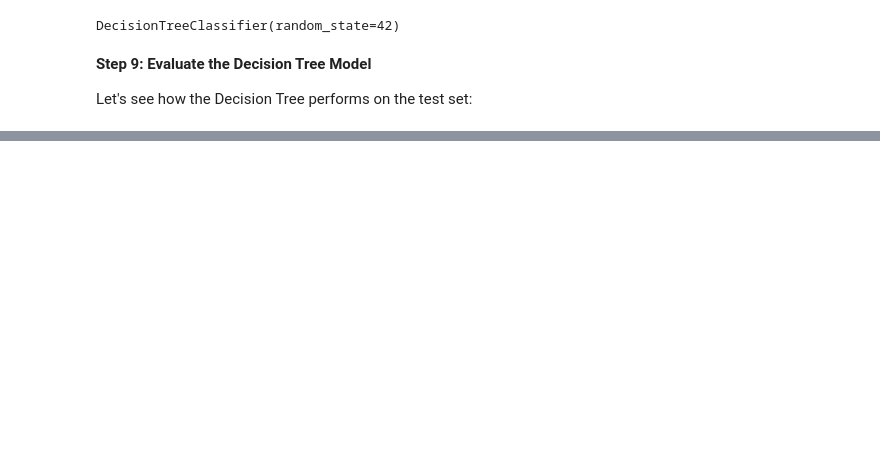
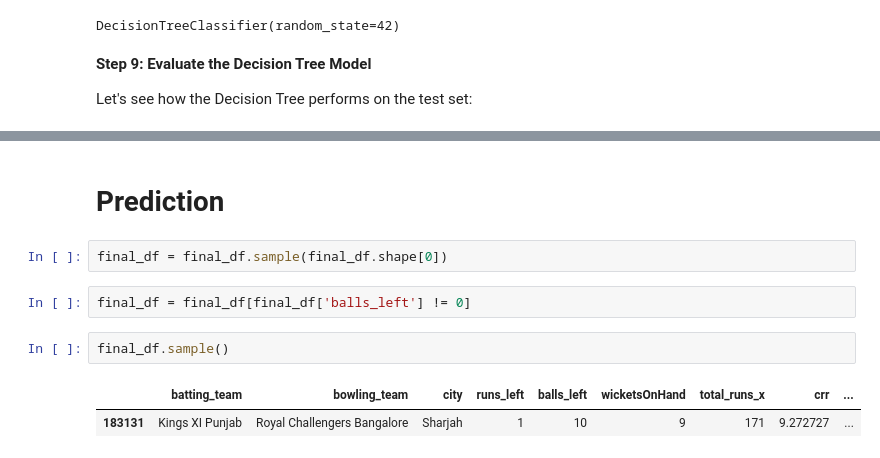
Before and after one commit to jalilrohi1/IplWinPredict, a Jupyter notebook: ML_IPL.ipynb, the cells around one changed output, grey strips where cells are left out. Saved outputs shown, nothing was run; the diff lists cells and outputs as text; blank space fills up the shorter version.

```diff
--- a/ML_IPL.ipynb
+++ b/ML_IPL.ipynb
@@ -1144,0 +1259,11 @@ Decision Tree F1-Score: 0.9983637072544465
+# %% [markdown]
+# **Prediction**
+# %%
+final_df = final_df.sample(final_df.shape[0])
+# %%
+final_df = final_df[final_df['balls_left'] != 0]
+# %%
+final_df.sample()
+# %% [output]
+|  | batting_team | bowling_team | city | runs_left | balls_left | wicketsOnHand | total_runs_x | crr | ... |
+| 183131 | Kings XI Punjab | Royal Challengers Bangalore | Sharjah | 1 | 10 | 9 | 171 | 9.272727 | ... |
```
Also changed, not shown: parts of 68 cells of this notebook.
